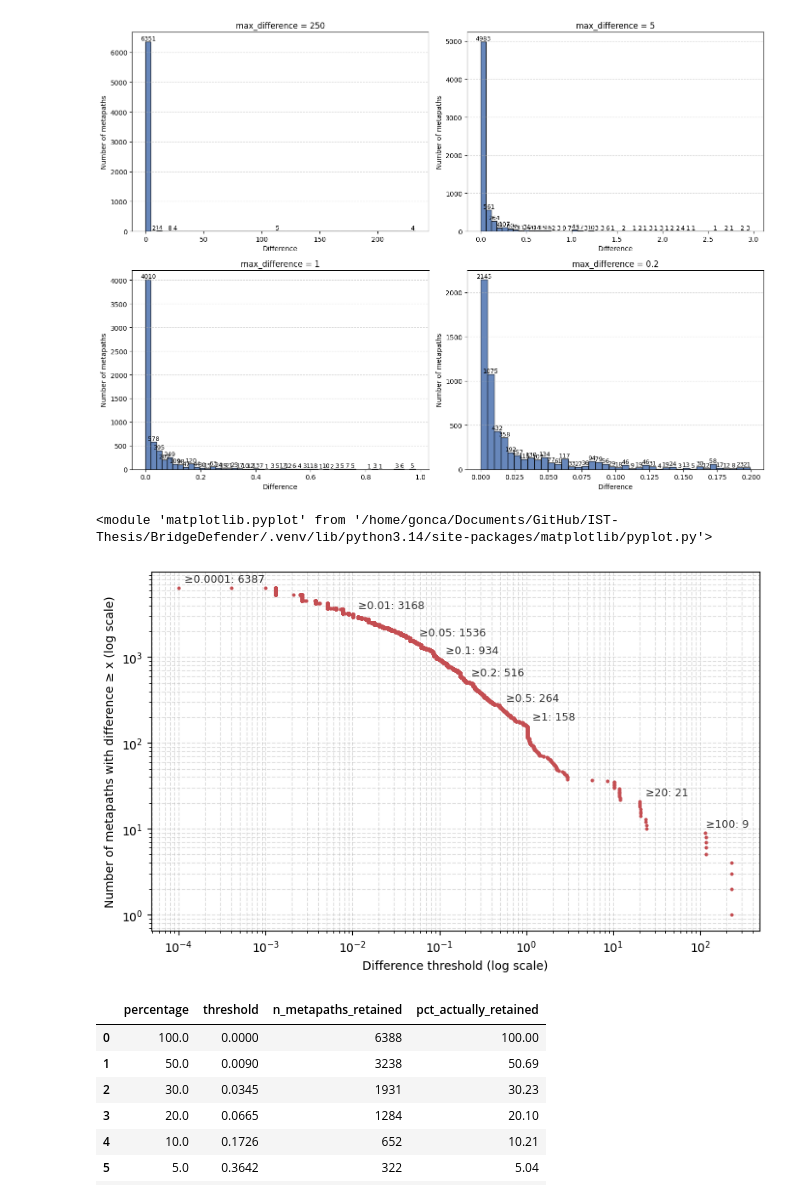
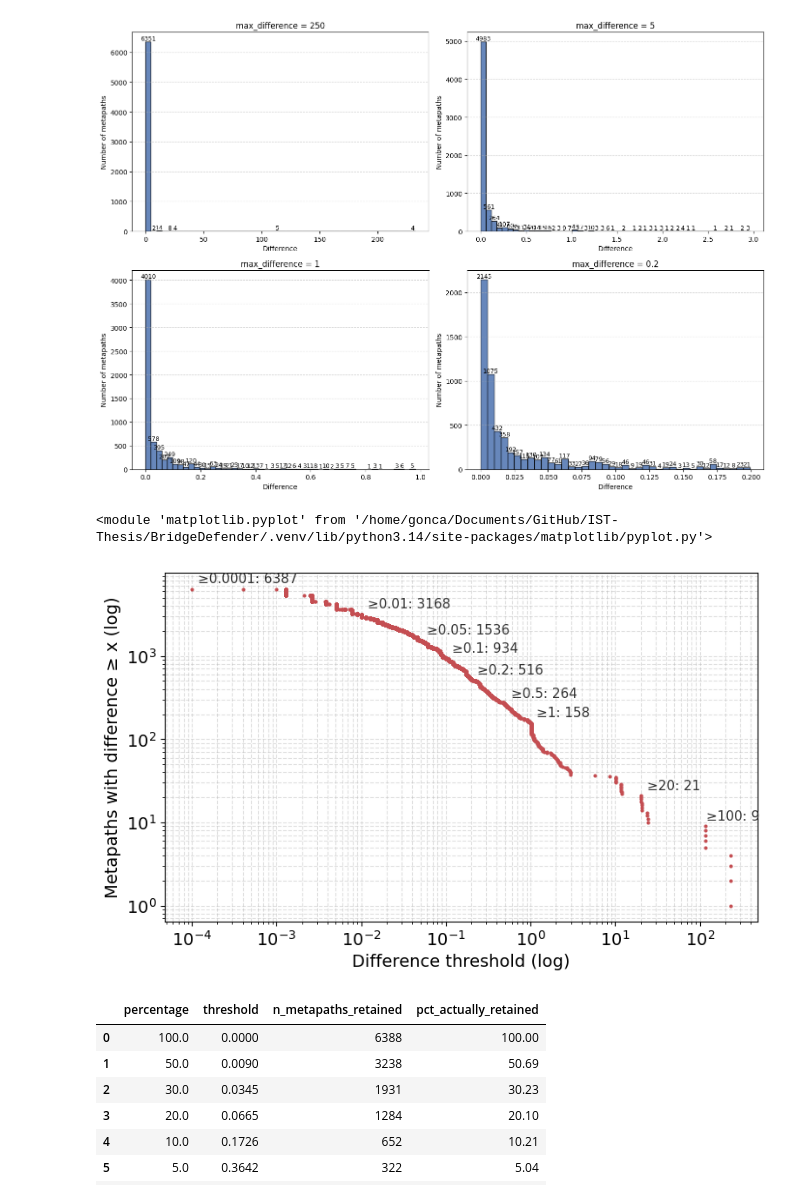
Before and after one commit to BridgeSentry/BridgeSentry, a Jupyter notebook: notebooks/dme_distribution_mlp_20260810.ipynb, the cells around one changed output. Cells and saved outputs as stored; diff of their text form; code cells hidden in the pictures.

```diff
--- a/notebooks/dme_distribution_mlp_20260810.ipynb
+++ b/notebooks/dme_distribution_mlp_20260810.ipynb
@@ -110,6 +110,7 @@ def plot_ccdf(dfs: dict[str, pd.DataFrame], thresholds: list, colors: dict[str,
     if colors is None:
         colors = {label: default_colors[i % len(default_colors)] for i, label in enumerate(dfs)}
 
+    plt.rcParams.update({'font.size': 14})
     fig, ax = plt.subplots(figsize=(8, 5))
 
     for i, (label, df) in enumerate(dfs.items()):
@@ -122,38 +123,38 @@ def plot_ccdf(dfs: dict[str, pd.DataFrame], thresholds: list, colors: dict[str,
             if count_ge_t > 0:
                 ax.annotate(
                     f"\u2265{t}: {count_ge_t}",
                     xy=(t, count_ge_t),
                     xytext=(5, 5) if len(dfs) == 1 or i % 2 == 1 else (-5, -10),
                     horizontalalignment="left" if len(dfs) == 1 or i % 2 == 1 else "right",
                     textcoords="offset points",
-                    fontsize=9,
+                    fontsize=11,
                     color="#333333" if len(dfs) == 1 else colors[label],
                 )
 
     ax.set_xscale("log")
     ax.set_yscale("log")
-    ax.set_xlabel("Difference threshold (log scale)")
-    ax.set_ylabel("Number of metapaths with difference \u2265 x (log scale)")
+    ax.set_xlabel("Difference threshold (log)")
+    ax.set_ylabel("Metapaths with difference \u2265 x (log)")
     ax.grid(True, which="both", linestyle="--", alpha=0.4)
     if len(dfs) > 1:
-        ax.legend(loc="upper right")
+        ax.legend(loc="lower left", markerscale=3)
 
     plt.tight_layout()
 
     # print(f"\nTotal metapaths: {n_total}")
     # print("Reference thresholds:")
     # for t in thresholds:
     #     count_ge_t = int((sorted_vals >= t).sum())
     #     print(f"  difference >= {t:>6}: {count_ge_t}")
 
     return plt
 
 thresholds = [0.0001, 0.01, 0.05, 0.1, 0.2, 0.5, 1, 20, 100]
 plt = plot_ccdf({"Single-chain": df}, thresholds)
 plt
 # %% [output]
 <module 'matplotlib.pyplot' from '/home/gonca/Documents/GitHub/IST-Thesis/BridgeDefender/.venv/lib/python3.14/site-packages/matplotlib/pyplot.py'>
-[figure, old version]
+[figure, new version]
 # %%
 def min_threshold_for_percentage(df: pd.DataFrame, percentage: float, column: str = "difference") -> float:
     """
```
Also changed, not shown: parts of 5 cells of this notebook.
